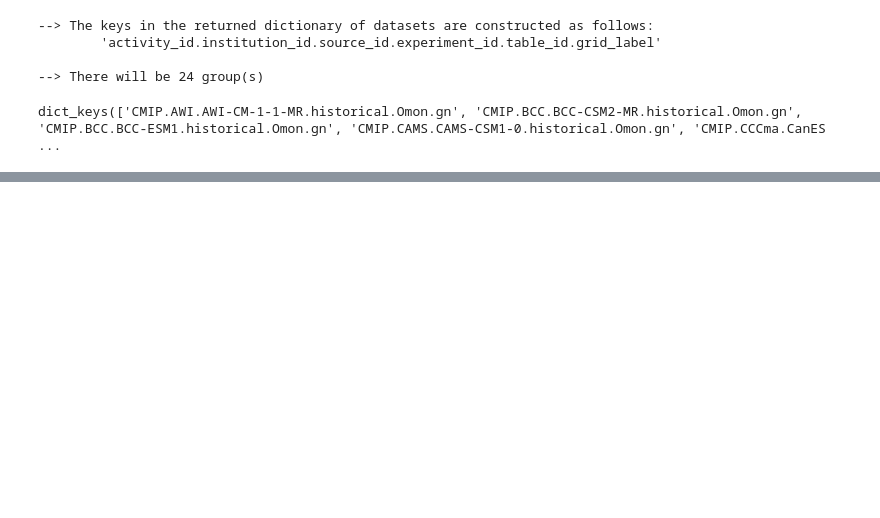
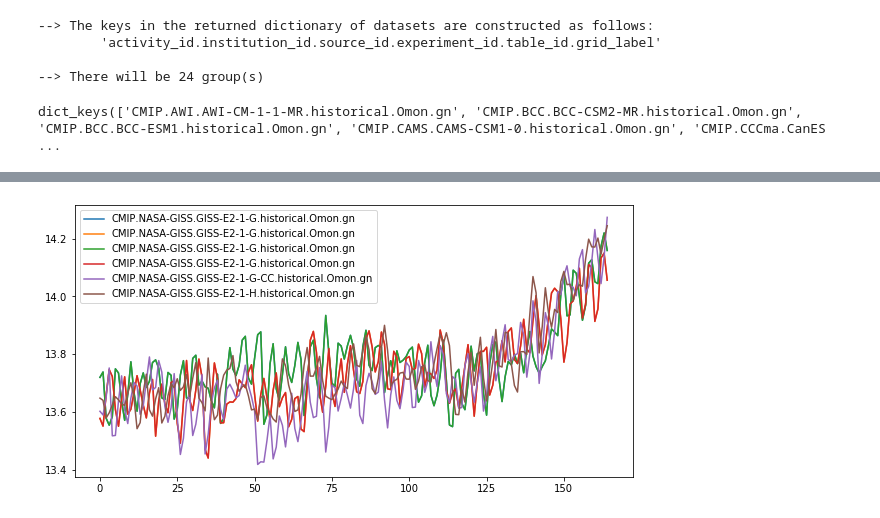
Before and after one commit to mara-freilich/cmip6hack-ocean-bgc, a Jupyter notebook: notebooks/jluo_init_sst.ipynb, the cells around one changed output, grey strips where cells are left out. Saved outputs shown, nothing was run; the diff lists cells and outputs as text; code cells hidden in the pictures; blank space fills up the shorter version.

```diff
--- a/notebooks/jluo_init_sst.ipynb
+++ b/notebooks/jluo_init_sst.ipynb
@@ -257,0 +308,10 @@ TypeError: Plotting requires coordinates to be numeric or dates of type np.datet
+# %%
+plt.figure(figsize=(10,5))
+giss_models=['CMIP.NASA-GISS.GISS-E2-1-G.historical.Omon.gn','CMIP.NASA-GISS.GISS-E2-1-G.historical.Omon.gn',
+             'CMIP.NASA-GISS.GISS-E2-1-G-CC.historical.Omon.gn', 'CMIP.NASA-GISS.GISS-E2-1-H.historical.Omon.gn']
+for m in giss_models:
+    for e in sst[m].keys():
+        plt.plot(sst[m][e], label=m)
+        plt.legend()
+# %% [output]
+[figure, added]
```
Also changed, not shown: parts of 14 cells of this notebook.
